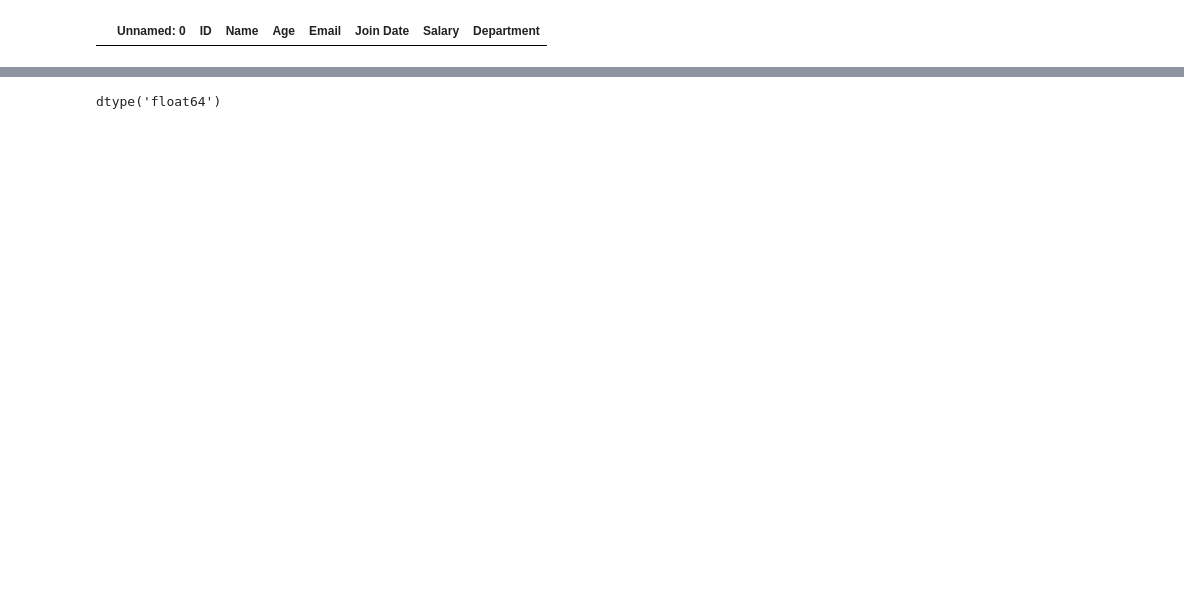
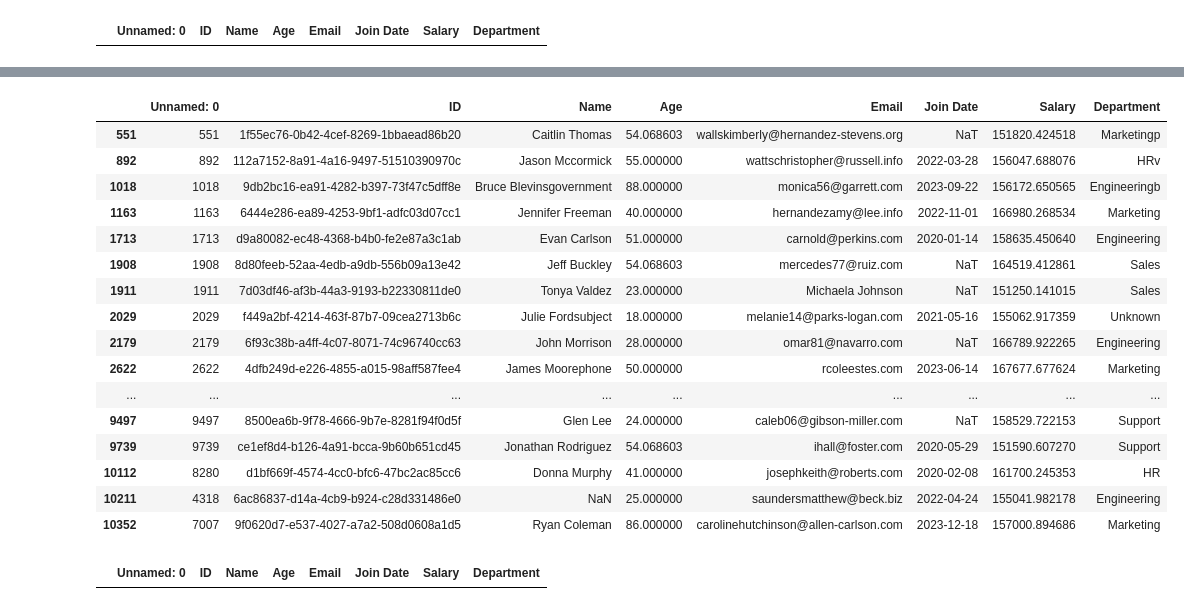
Before and after one commit to Shahla106/Datahut-QA-Assignment, a Jupyter notebook: Notebooks/data_cleaning.ipynb, the cells around one changed output, grey strips where cells are left out. Cells and saved outputs as stored; diff of their text form; code cells hidden in the pictures; blank space fills up the shorter version.

```diff
--- a/Notebooks/data_cleaning.ipynb
+++ b/Notebooks/data_cleaning.ipynb
@@ -253,4 +356,0 @@ df['Salary'] = pd.to_numeric(df['Salary'], errors='coerce')
-# %%
-df['Age'].dtype
-# %% [output]
-dtype('float64')
@@ -258,0 +357,34 @@ df['Age'] = pd.to_numeric(df['Age'], errors='coerce')
+# %%
+# Remove formatting if needed
+df['Salary'] = pd.to_numeric(df['Salary'], errors='coerce')
+
+# Check outliers
+df['Salary'].describe()
+df[df['Salary'] > 150000]
+# %% [output]
+|  | Unnamed: 0 | ID | Name | Age | Email | Join Date | Salary | Department |
+| 551 | 551 | 1f55ec76-0b42-4cef-8269-1bbaead86b20 | Caitlin Thomas | 54.068603 | wallskimberly@hernandez-stevens.org | NaT | 151820.424518 | Marketingp |
+| 892 | 892 | 112a7152-8a91-4a16-9497-51510390970c | Jason Mccormick | 55.000000 | wattschristopher@russell.info | 2022-03-28 | 156047.688076 | HRv |
+| 1018 | 1018 | 9db2bc16-ea91-4282-b397-73f47c5dff8e | Bruce Blevinsgovernment | 88.000000 | monica56@garrett.com | 2023-09-22 | 156172.650565 | Engineeringb |
+| 1163 | 1163 | 6444e286-ea89-4253-9bf1-adfc03d07cc1 | Jennifer Freeman | 40.000000 | hernandezamy@lee.info | 2022-11-01 | 166980.268534 | Marketing |
+| 1713 | 1713 | d9a80082-ec48-4368-b4b0-fe2e87a3c1ab | Evan Carlson | 51.000000 | carnold@perkins.com | 2020-01-14 | 158635.450640 | Engineering |
+| 1908 | 1908 | 8d80feeb-52aa-4edb-a9db-556b09a13e42 | Jeff Buckley | 54.068603 | mercedes77@ruiz.com | NaT | 164519.412861 | Sales |
+| 1911 | 1911 | 7d03df46-af3b-44a3-9193-b22330811de0 | Tonya Valdez | 23.000000 | Michaela Johnson | NaT | 151250.141015 | Sales |
+| 2029 | 2029 | f449a2bf-4214-463f-87b7-09cea2713b6c | Julie Fordsubject | 18.000000 | melanie14@parks-logan.com | 2021-05-16 | 155062.917359 | Unknown |
+| 2179 | 2179 | 6f93c38b-a4ff-4c07-8071-74c96740cc63 | John Morrison | 28.000000 | omar81@navarro.com | NaT | 166789.922265 | Engineering |
+| 2622 | 2622 | 4dfb249d-e226-4855-a015-98aff587fee4 | James Moorephone | 50.000000 | rcoleestes.com | 2023-06-14 | 167677.677624 | Marketing |
+| ... | ... | ... | ... | ... | ... | ... | ... | ... |
+| 9497 | 9497 | 8500ea6b-9f78-4666-9b7e-8281f94f0d5f | Glen Lee | 24.000000 | caleb06@gibson-miller.com | NaT | 158529.722153 | Support |
+| 9739 | 9739 | ce1ef8d4-b126-4a91-bcca-9b60b651cd45 | Jonathan Rodriguez | 54.068603 | ihall@foster.com | 2020-05-29 | 151590.607270 | Support |
+| 10112 | 8280 | d1bf669f-4574-4cc0-bfc6-47bc2ac85cc6 | Donna Murphy | 41.000000 | josephkeith@roberts.com | 2020-02-08 | 161700.245353 | HR |
+| 10211 | 4318 | 6ac86837-d14a-4cb9-b924-c28d331486e0 | NaN | 25.000000 | saundersmatthew@beck.biz | 2022-04-24 | 155041.982178 | Engineering |
+| 10352 | 7007 | 9f0620d7-e537-4027-a7a2-508d0608a1d5 | Ryan Coleman | 86.000000 | carolinehutchinson@allen-carlson.com | 2023-12-18 | 157000.894686 | Marketing |
+# %%
+# Remove formatting if needed
+df['Salary'] = pd.to_numeric(df['Salary'], errors='coerce')
+
+# Check outliers
+df['Salary'].describe()
+df[df['Salary'] > 200000]
+# %% [output]
+|  | Unnamed: 0 | ID | Name | Age | Email | Join Date | Salary | Department |
```
Also changed, not shown: parts of 96 cells of this notebook, 1 other file.
